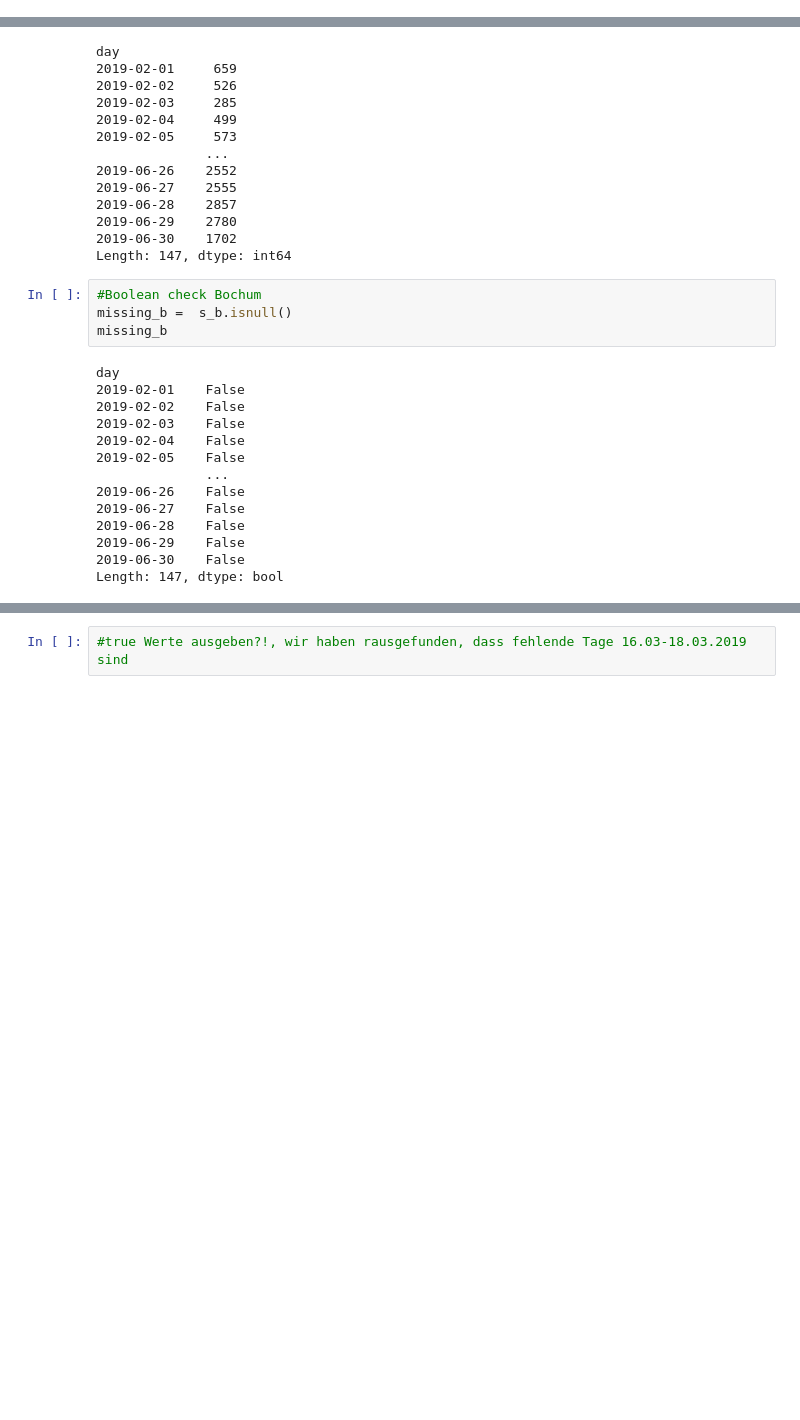
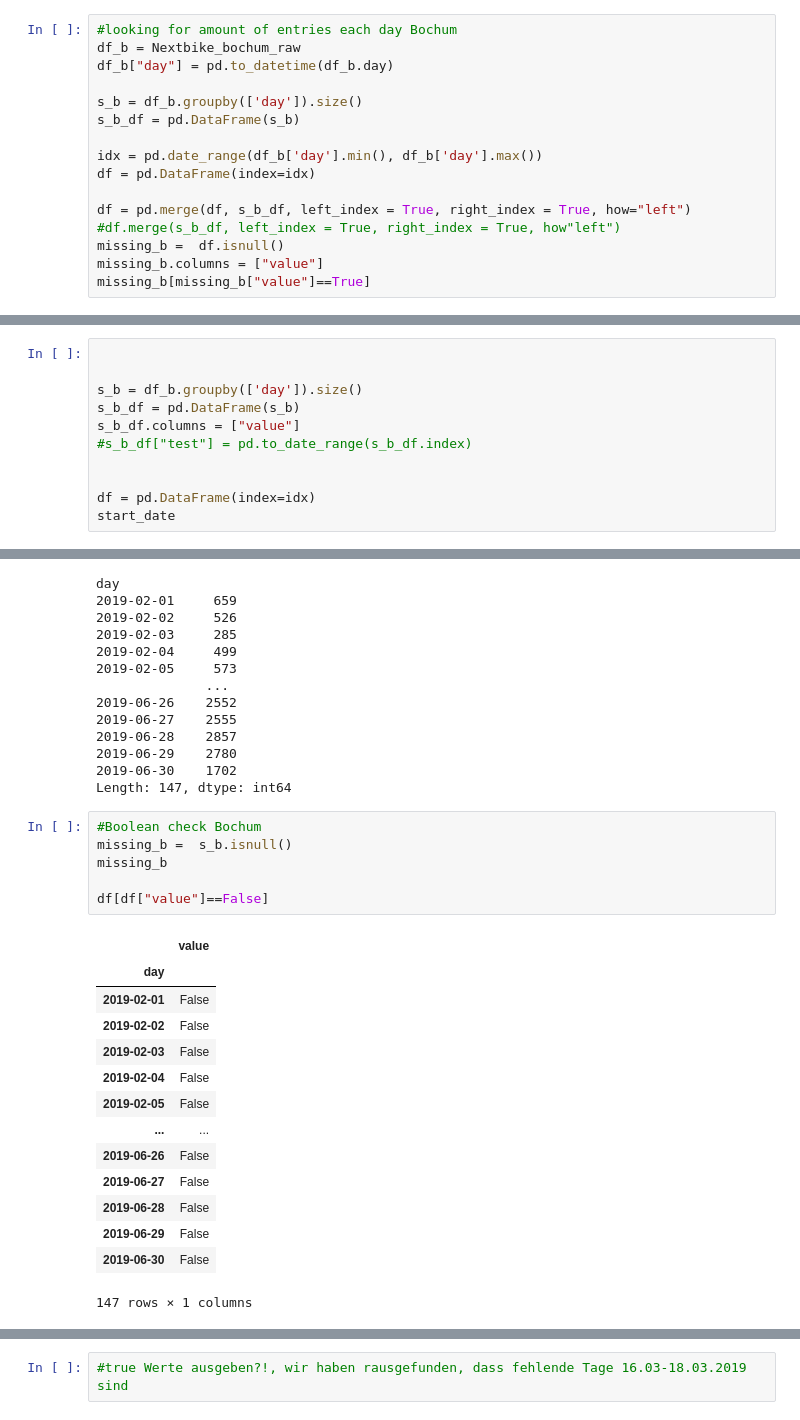
Before and after one commit to MoritzWolf09/Analytics, a Jupyter notebook: datasets-clean-withmissingdays.ipynb, the cells around one changed output, grey strips where cells are left out. Saved outputs shown, nothing was run; the diff lists cells and outputs as text; blank space fills up the shorter version.

Commit message:
missing dates

```diff
--- a/datasets-clean-withmissingdays.ipynb
+++ b/datasets-clean-withmissingdays.ipynb
@@ -71,0 +52,16 @@ Length: 147, dtype: int64
+# %%
+#looking for amount of entries each day Bochum
+df_b = Nextbike_bochum_raw
+df_b["day"] = pd.to_datetime(df_b.day)
+
+s_b = df_b.groupby(['day']).size()
+s_b_df = pd.DataFrame(s_b)
+
+idx = pd.date_range(df_b['day'].min(), df_b['day'].max())
+df = pd.DataFrame(index=idx)
+
+df = pd.merge(df, s_b_df, left_index = True, right_index = True, how="left")
+#df.merge(s_b_df, left_index = True, right_index = True, how"left")
+missing_b =  df.isnull()
+missing_b.columns = ["value"]
+missing_b[missing_b["value"]==True]
@@ -72,3 +73,14 @@ Length: 147, dtype: int64
+# %%
+
+
+s_b = df_b.groupby(['day']).size()
+s_b_df = pd.DataFrame(s_b)
+s_b_df.columns = ["value"]
+#s_b_df["test"] = pd.to_date_range(s_b_df.index)
+
+
+df = pd.DataFrame(index=idx)
+start_date
 # %%
 #looking for amount of entries each day Leipzig
 df_l = Nextbike_leipzig_raw
@@ -92,21 +104,24 @@ Length: 147, dtype: int64
 # %%
 #Boolean check Bochum
 missing_b =  s_b.isnull()
 missing_b
+
+df[df["value"]==False]
 # %% [output]
+|  | value |
+| day |  |
+| 2019-02-01 | False |
+| 2019-02-02 | False |
+| 2019-02-03 | False |
+| 2019-02-04 | False |
+| 2019-02-05 | False |
+| ... | ... |
+| 2019-06-26 | False |
+| 2019-06-27 | False |
+| 2019-06-28 | False |
+| 2019-06-29 | False |
+| 2019-06-30 | False |
-day
-2019-02-01    False
-2019-02-02    False
-2019-02-03    False
-2019-02-04    False
-2019-02-05    False
-              ...
-2019-06-26    False
-2019-06-27    False
-2019-06-28    False
-2019-06-29    False
-2019-06-30    False
-Length: 147, dtype: bool
+147 rows × 1 columns
 # %%
 #Boolean check Leipzig
 missing_l = s_l.isnull()
```
Also changed, not shown: parts of 4 cells of this notebook.
